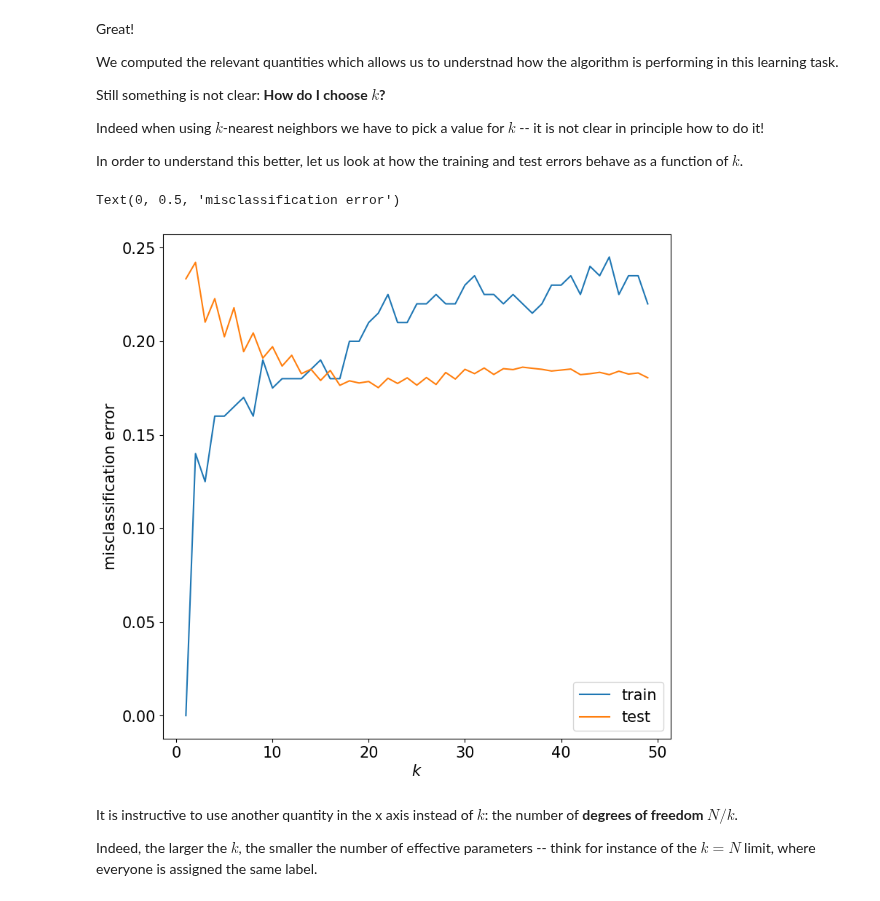
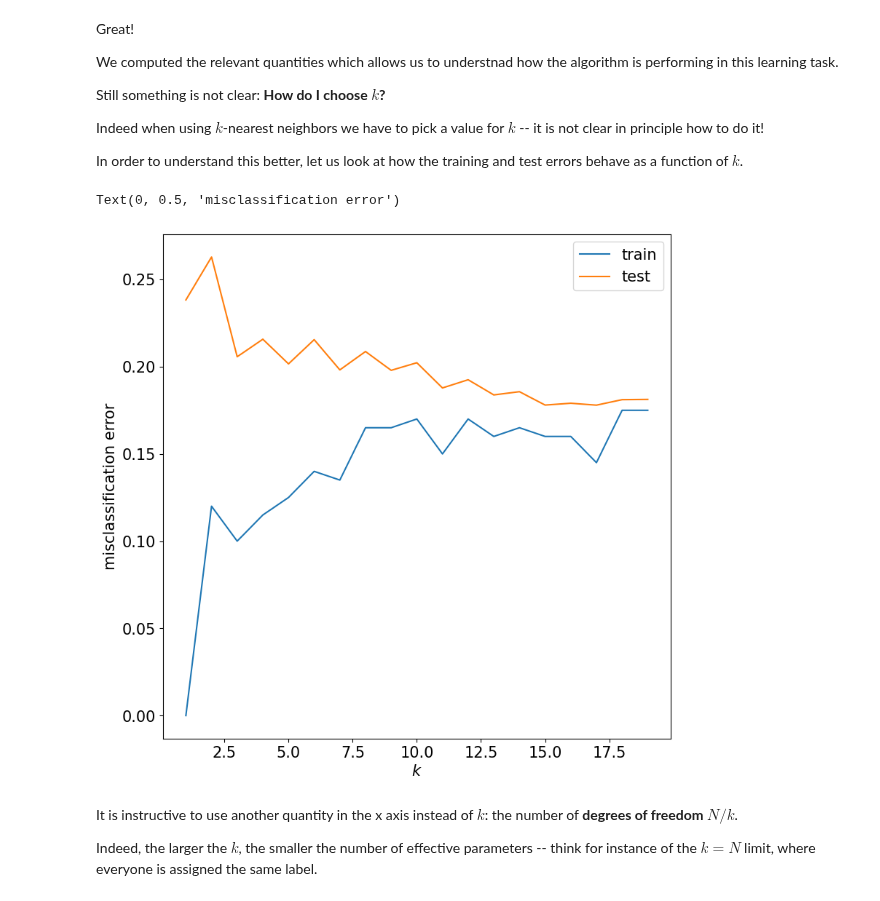
Before and after one commit to AleCardinale/Fundamentals-Inference-Learning, a Jupyter notebook: TP3/TP3_FoIL_public.ipynb, the cells around one changed output. Saved outputs shown, nothing was run; the diff lists cells and outputs as text; code cells hidden in the pictures.

```diff
--- a/TP3/TP3_FoIL_public.ipynb
+++ b/TP3/TP3_FoIL_public.ipynb
@@ -289,7 +289,7 @@ def knn_test(X_train, y_train, X_test, y_test, k):
    estimate = np.zeros(n_samples)
    for i in range(n_samples):
       nns = np.argpartition(distances[:, i], k)[:k]
-      estimate[i] = int(sum(y_train[nns] == 1) > sum(y_train[nns] == 0))
+      estimate[i] = int((sum(y_train[nns] == 1)) > sum(y_train[nns] == 0))
 
    return estimate
 # %%
@@ -320,23 +320,23 @@ def compute_test_error(X_train, y_train, X_test, y_test, k=1):
     return np.mean(y_test != y_hat)
 # %%
 # Run functions for k belonging to a range of values
-ks = np.arange(1, 50)
+ks = np.arange(1, 20)
 train_error = []
 test_error = []
 for (i, k) in enumerate(ks):
     train_error.append(compute_train_error(X, y, k))
     test_error.append(compute_test_error(X, y, X_test, y_test, k))
     #print("k = %d; train error = %g, test error = %g" % (k, train_error[-1], test_error[-1]))
 
 # Plot results
 plt.plot(ks, train_error, label = "train")
 plt.plot(ks, test_error, label = "test")
 plt.legend()
 plt.xlabel(r"$k$")
 plt.ylabel("misclassification error")
 # %% [output]
 Text(0, 0.5, 'misclassification error')
-[figure, old version]
+[figure, new version]
 # %% [markdown]
 It is instructive to use another quantity in the x axis instead of $k$: the number of **degrees of freedom** $N / k$.
 
```
Also changed, not shown: parts of 13 cells of this notebook, 1 other file.
